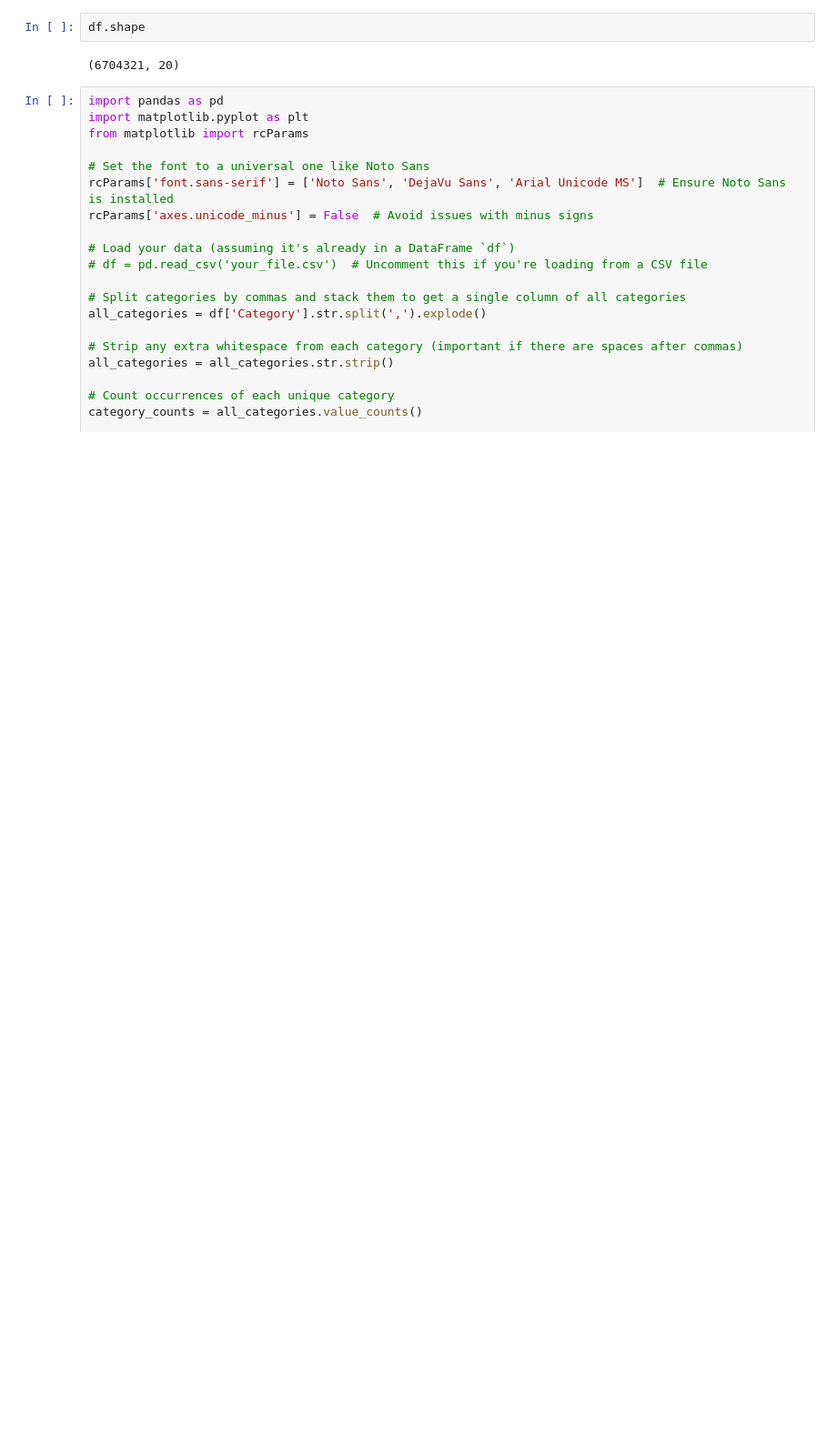
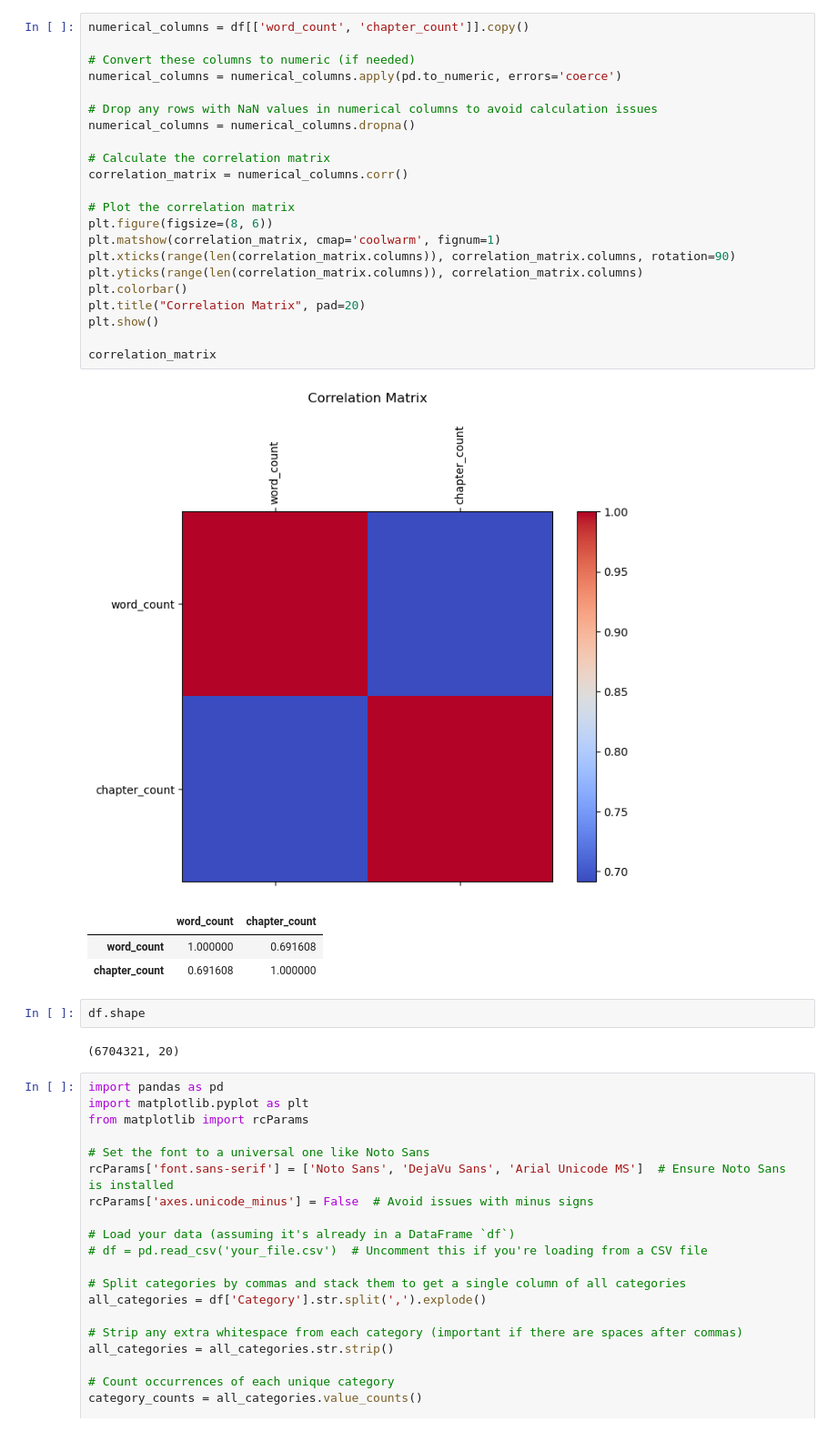
Before and after one commit to DonCheetos/DS_Group_B4, a Jupyter notebook: fanfiction.ipynb, the cells around one changed output. Shown at 91% size. Drawn from its saved outputs; the diff is of its cells as text; blank space fills up the shorter version.

```diff
--- a/fanfiction.ipynb
+++ b/fanfiction.ipynb
@@ -33,3 +82,30 @@ Available tables:        name
+# %%
+numerical_columns = df[['word_count', 'chapter_count']].copy()
+
+# Convert these columns to numeric (if needed)
+numerical_columns = numerical_columns.apply(pd.to_numeric, errors='coerce')
+
+# Drop any rows with NaN values in numerical columns to avoid calculation issues
+numerical_columns = numerical_columns.dropna()
+
+# Calculate the correlation matrix
+correlation_matrix = numerical_columns.corr()
+
+# Plot the correlation matrix
+plt.figure(figsize=(8, 6))
+plt.matshow(correlation_matrix, cmap='coolwarm', fignum=1)
+plt.xticks(range(len(correlation_matrix.columns)), correlation_matrix.columns, rotation=90)
+plt.yticks(range(len(correlation_matrix.columns)), correlation_matrix.columns)
+plt.colorbar()
+plt.title("Correlation Matrix", pad=20)
+plt.show()
+
+correlation_matrix
+# %% [output]
+[figure, added]
+|  | word_count | chapter_count |
+| word_count | 1.000000 | 0.691608 |
+| chapter_count | 0.691608 | 1.000000 |
 # %%
 df.shape
 # %% [output]
```
Also changed, not shown: parts of 7 cells of this notebook.
